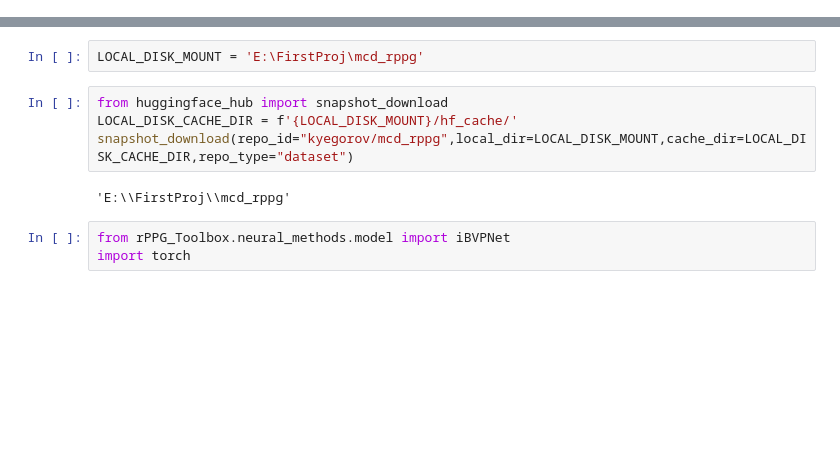
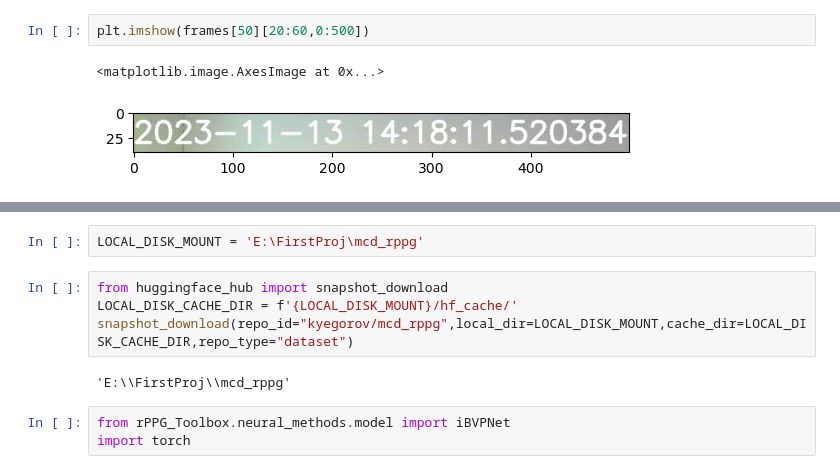
Before and after one commit to Ivan-Kucherov/rppg, a Jupyter notebook: test.ipynb, the cells around one changed output, grey strips where cells are left out. Drawn from its saved outputs; the diff is of its cells as text; blank space fills up the shorter version.

```diff
--- a/test.ipynb
+++ b/test.ipynb
@@ -3,0 +163,5 @@ import yaml
+# %%
+plt.imshow(frames[50][20:60,0:500])
+# %% [output]
+<matplotlib.image.AxesImage at 0x...>
+[figure, added]
```
Also changed, not shown: parts of 30 cells of this notebook.
